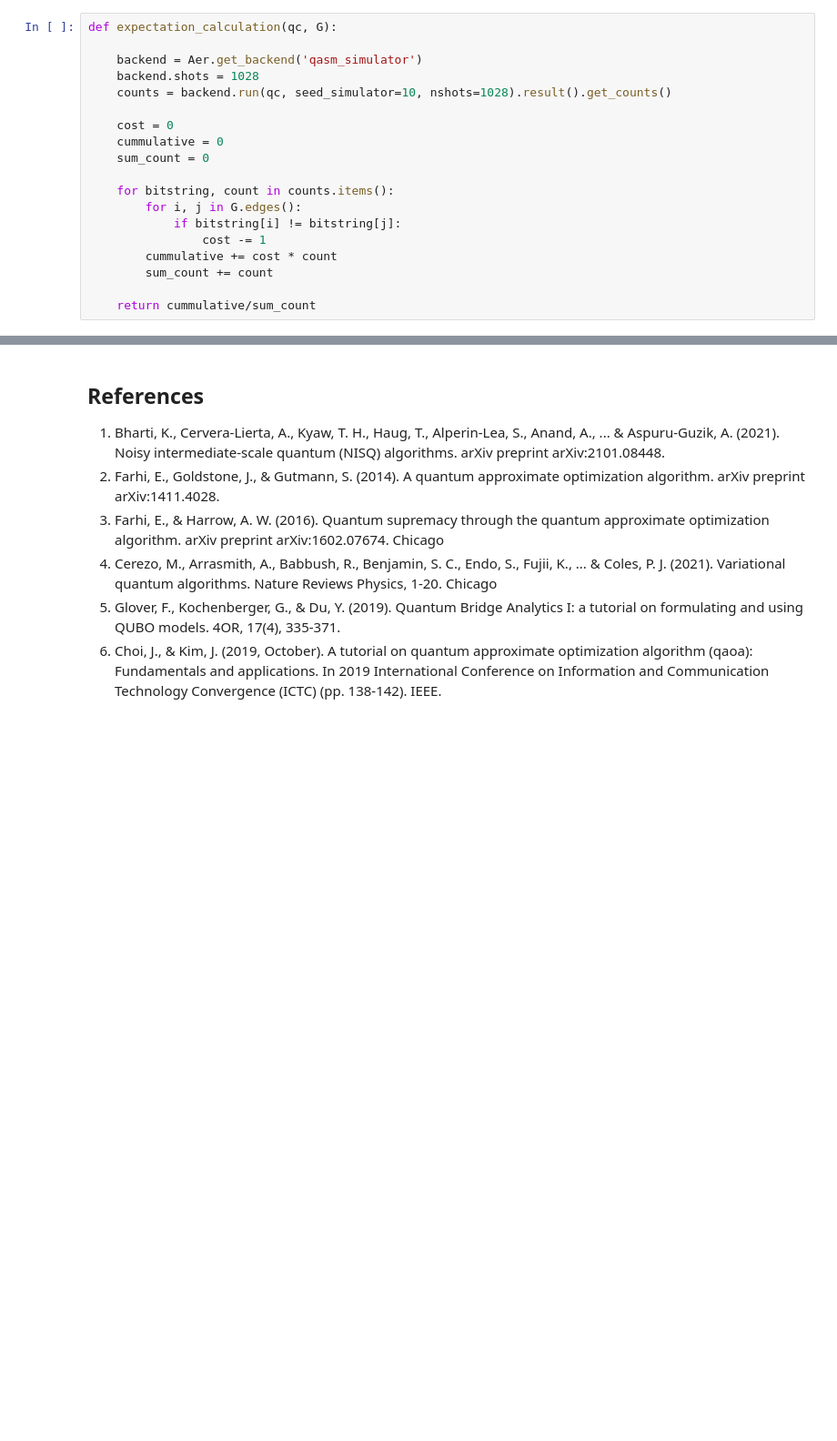
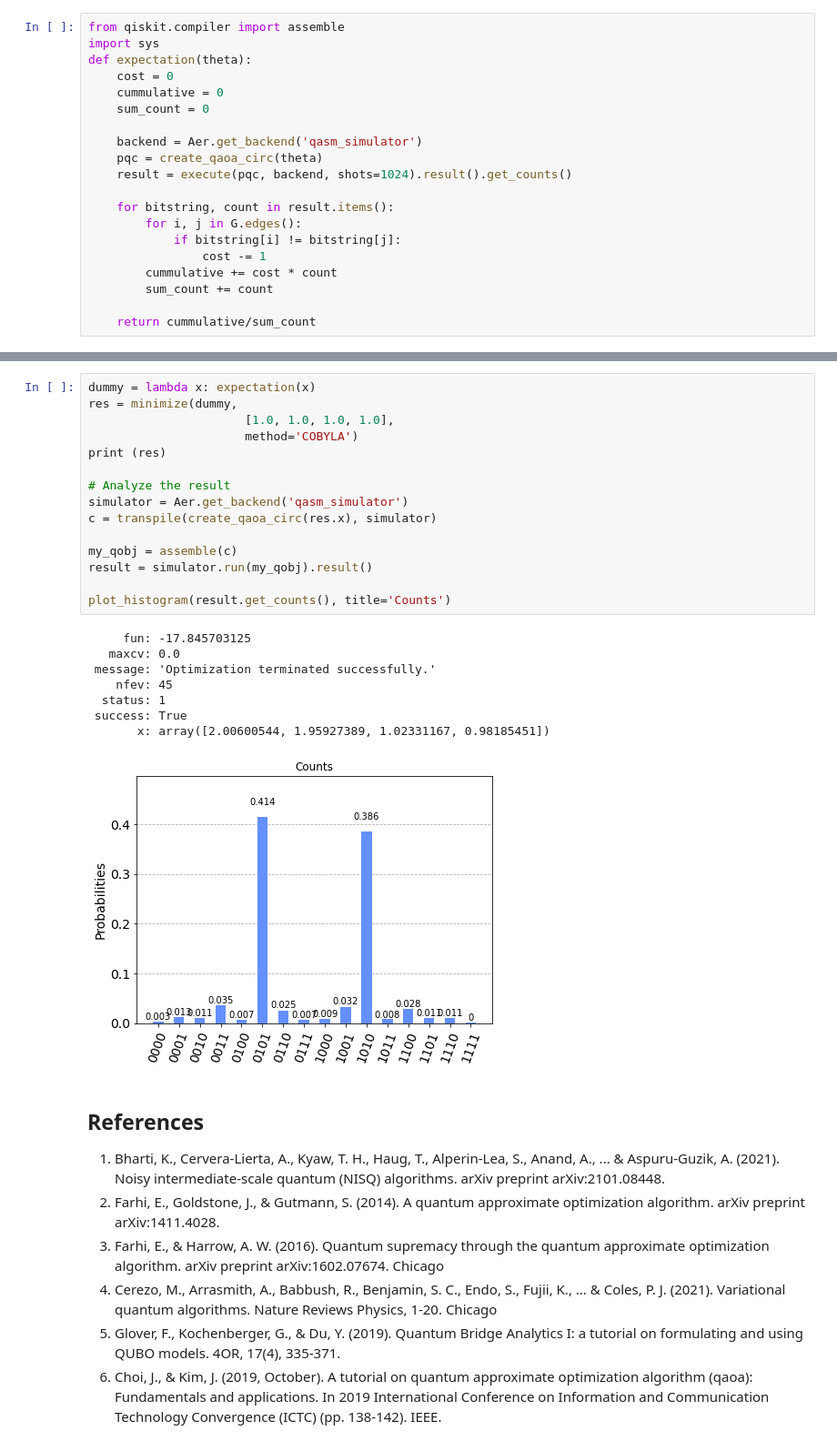
Before and after one commit to Pratha-Me/QAOA-Max-Cut, a Jupyter notebook: max-cut.ipynb, the cells around one changed output, grey strips where cells are left out. Shown at 91% size. Drawn from its saved outputs; the diff is of its cells as text; blank space fills up the shorter version.

```diff
--- a/max-cut.ipynb
+++ b/max-cut.ipynb
@@ -150,16 +160,17 @@ $C_{i,j}(z) = (1- \delta_{ij})$, where, $\delta_{ij}$ is the Kronecker delta fun
 The cost function value will be sum amongst all the adjacent vertices indexed by $\{i, j\}$. The expectation value will be amongst all the bit string in the set $\{0,1\}^n$.
 # %%
-def expectation_calculation(qc, G):
-
-    backend = Aer.get_backend('qasm_simulator')
-    backend.shots = 1028
-    counts = backend.run(qc, seed_simulator=10, nshots=1028).result().get_counts()
-
+from qiskit.compiler import assemble
+import sys
+def expectation(theta):
     cost = 0
     cummulative = 0
     sum_count = 0
 
-    for bitstring, count in counts.items():
+    backend = Aer.get_backend('qasm_simulator')
+    pqc = create_qaoa_circ(theta)
+    result = execute(pqc, backend, shots=1024).result().get_counts()
+
+    for bitstring, count in result.items():
         for i, j in G.edges():
             if bitstring[i] != bitstring[j]:
                 cost -= 1
@@ -174,3 +225,27 @@ AttributeError: 'QuantumCircuit' object has no attribute 'config'
+# %%
+dummy = lambda x: expectation(x)
+res = minimize(dummy,
+                      [1.0, 1.0, 1.0, 1.0],
+                      method='COBYLA')
+print (res)
+
+# Analyze the result
+simulator = Aer.get_backend('qasm_simulator')
+c = transpile(create_qaoa_circ(res.x), simulator)
+
+my_qobj = assemble(c)
+result = simulator.run(my_qobj).result()
+
+plot_histogram(result.get_counts(), title='Counts')
+# %% [output]
+     fun: -17.845703125
+   maxcv: 0.0
+ message: 'Optimization terminated successfully.'
+    nfev: 45
+  status: 1
+ success: True
+       x: array([2.00600544, 1.95927389, 1.02331167, 0.98185451])
+[figure, added]
 # %% [markdown]
 ## References
 
```
Also changed, not shown: parts of 12 cells of this notebook.
